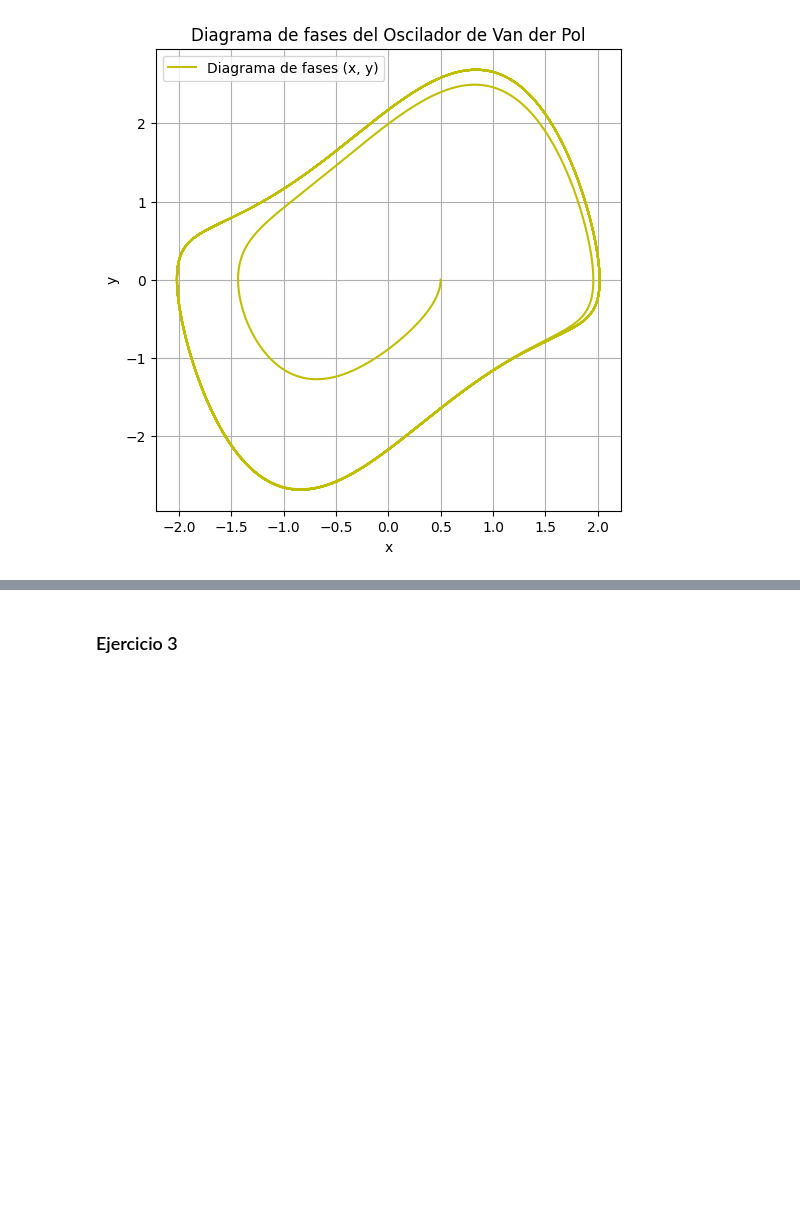
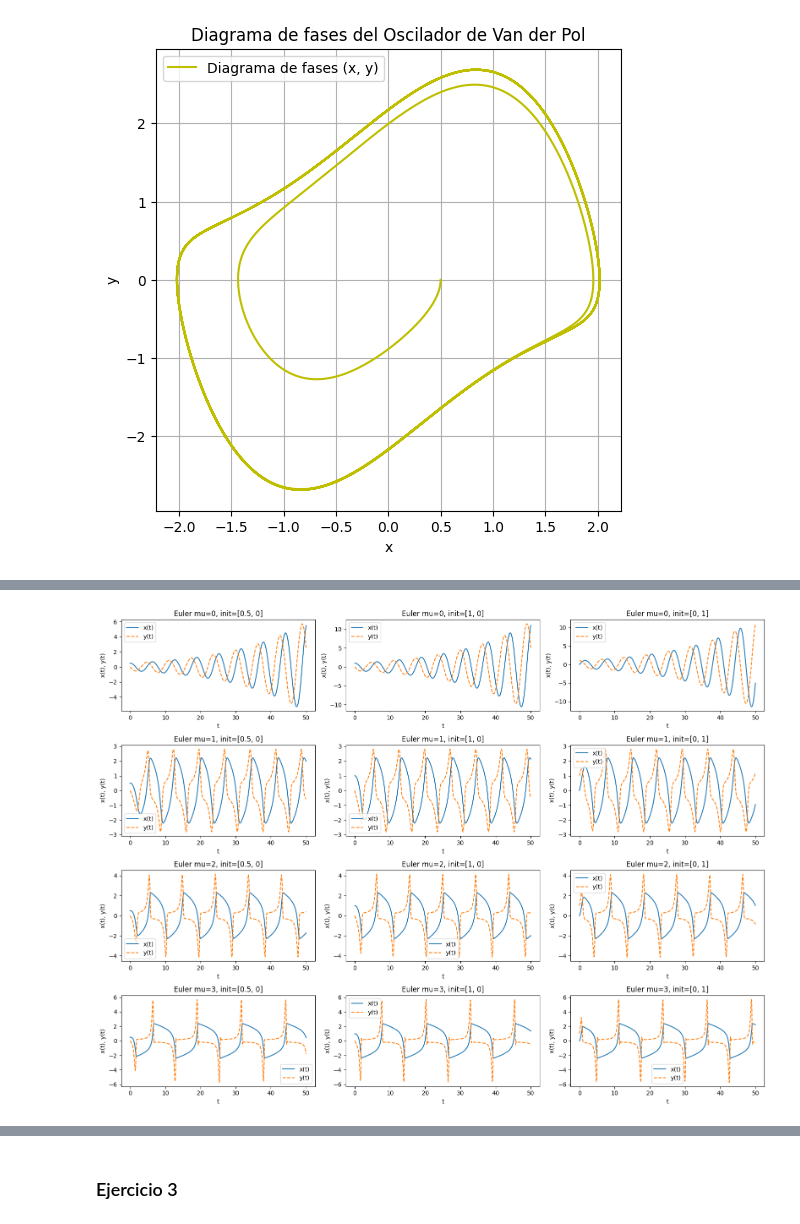
Before and after one commit to Davidgrcdz/SACSE-Practicas, a Jupyter notebook: Ejercicios/Ejercicios_det2_prop.ipynb, the cells around one changed output, grey strips where cells are left out. Cells and saved outputs as stored; diff of their text form; code cells hidden in the pictures; blank space fills up the shorter version.

```diff
--- a/Ejercicios/Ejercicios_det2_prop.ipynb
+++ b/Ejercicios/Ejercicios_det2_prop.ipynb
@@ -288,0 +329,52 @@ plt.show()
+# %%
+import numpy as np
+import matplotlib.pyplot as plt
+
+
+initial_conditions = [
+    [0.5, 0],
+    [1, 0],
+    [0, 1],
+]
+
+mu_values_simulation = [0, 1, 2, 3]
+t_eval = np.linspace(0, 50, 500)
+euler_results = []
+
+# Sistema de Van der Pol (convertido en sistema de primer orden)
+def sys(t, x, mu):
+    x, y = x
+    dxdt = y
+    dydt = mu * (1 - x**2) * y - x
+    return [dxdt, dydt]
+
+def solveODE_euler(f, x0, t, args=()):
+    n = len(t)
+    dim = len(x0)
+    x = np.zeros((n, dim))
+    x[0] = x0
+    for i in range(n - 1):
+        dxdt = f(t[i], x[i], *args)
+        x[i+1] = x[i] + (t[i+1] - t[i]) * np.array(dxdt)
+    return x
+
+for mu in mu_values_simulation:
+    for initial in initial_conditions:
+        sol_euler = solveODE_euler(sys, initial, t_eval, args=(mu,))
+        euler_results.append((mu, initial, t_eval, sol_euler))
+
+plt.figure(figsize=(16, 12))
+
+for i, (mu, initial, t, y) in enumerate(euler_results):
+    plt.subplot(4, 3, i + 1)
+    plt.plot(t, y[:, 0], label=f"x(t)")
+    plt.plot(t, y[:, 1], label=f"y(t)", linestyle="--")
+    plt.title(f"Euler mu={mu}, init={initial}")
+    plt.xlabel("t")
+    plt.ylabel("x(t), y(t)")
+    plt.legend()
+
+plt.tight_layout()
+plt.show()
+# %% [output]
+[figure, added]
```
Also changed, not shown: parts of 4 cells of this notebook.
